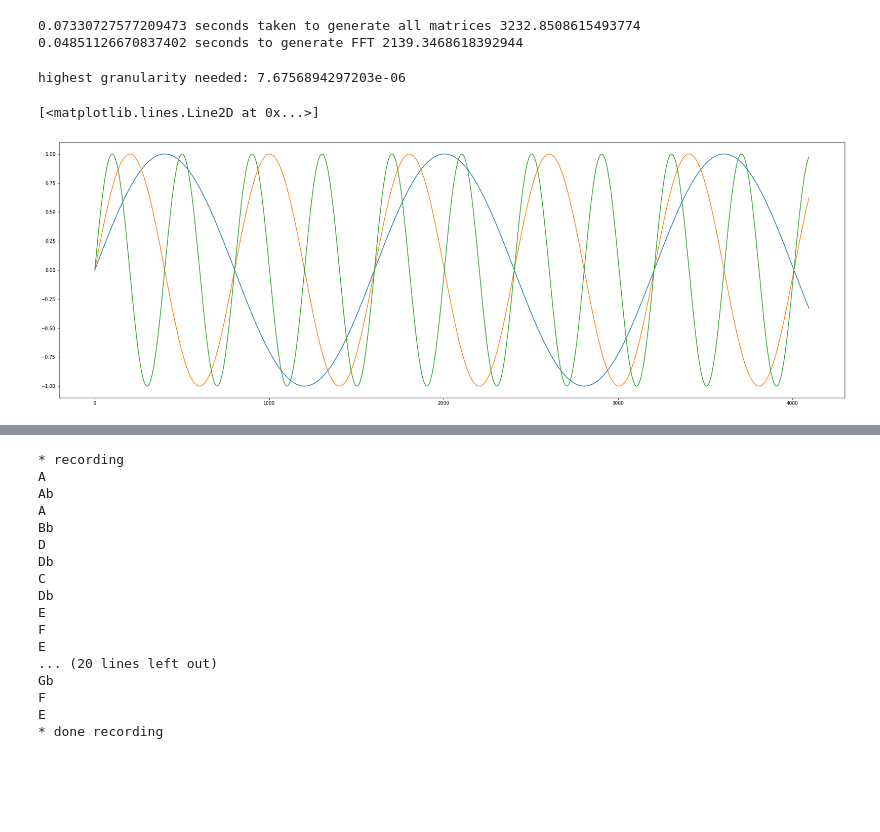
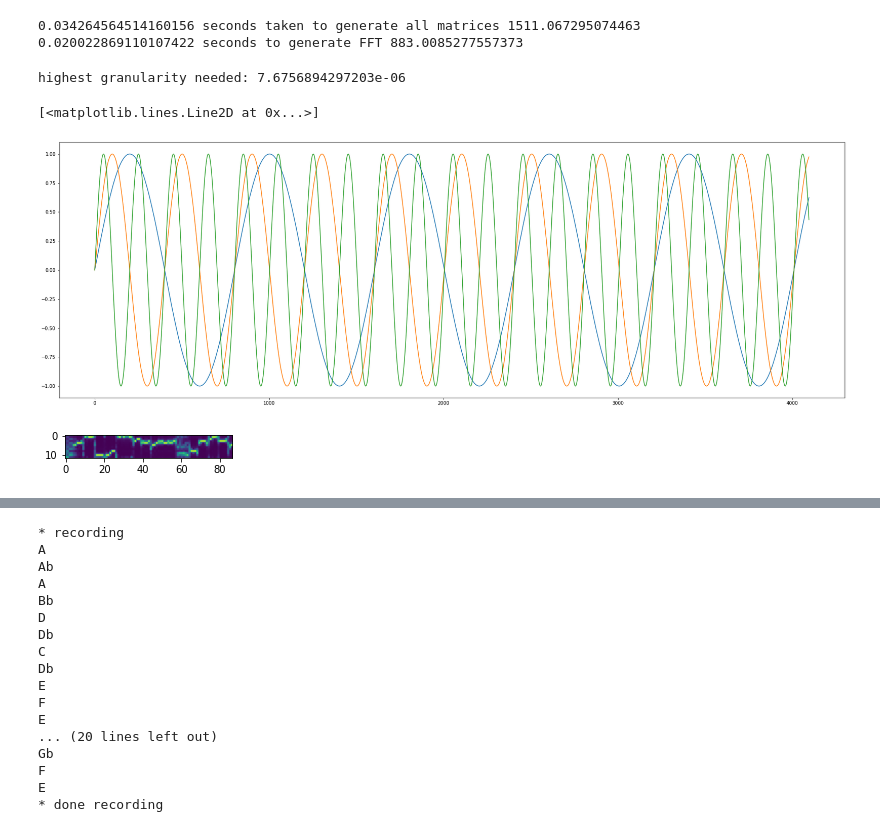
Before and after one commit to amanj120/wav_work, a Jupyter notebook: fft.ipynb, the cells around one changed output, grey strips where cells are left out. Drawn from its saved outputs; the diff is of its cells as text; code cells hidden in the pictures; blank space fills up the shorter version.

```diff
--- a/fft.ipynb
+++ b/fft.ipynb
@@ -19,13 +19,15 @@ WAVE_OUTPUT_FILENAME = "output.wav"
 # Generate FFT_S and FFT_C
 s = time()
 
+NOTES = ["A", "Bb", "B", "C", "Db", "D", "Eb", "E", "F", "Gb", "G", "Ab"]
+
 slen = CHUNK
 
-num_notes = 120
+num_notes = 96
 num_segments = 1
 
 logs = (np.arange(num_notes * num_segments) - (num_segments//2)) * (1/(12 * num_segments))
-freqs = 27.5 * 2**logs
+freqs = 27.5 * 2**logs * 2
 
 nfft_s = np.zeros((len(freqs), slen))
 nfft_c = np.zeros((len(freqs), slen))
@@ -77,10 +79,10 @@ e = time()
 print(e - s, "seconds taken to generate all matrices", (e-s)/(1/44100))
 print(m - s, "seconds to generate FFT", (m-s)/(1/44100))
 # %% [output]
-0.07330727577209473 seconds taken to generate all matrices 3232.8508615493774
-0.04851126670837402 seconds to generate FFT 2139.3468618392944
+0.034264564514160156 seconds taken to generate all matrices 1511.067295074463
+0.020022869110107422 seconds to generate FFT 883.0085277557373
 # %%
-for i in range(10):
+for i in range(num_notes//12):
     for j in range(12):
         assert np.linalg.norm(nfft_s[j][0::(2**i)] - nfft_s[12*i + j][:(slen >> (i))]) < 1e-8
 
@@ -93,7 +95,7 @@ plt.plot(nfft_s[24])
 # %% [output]
 highest granularity needed: 7.6756894297203e-06
 [<matplotlib.lines.Line2D at 0x...>]
-[figure, old version]
+[figure, new version]
 # %%
 def find_note_2(sample, FFTS, FFTC, COND, verbose=False):
     dft2s = np.matmul(FFTS, sample) # (120, 2048) x (2048, 1) -> (120,1)
@@ -206,0 +211,8 @@ def find_note_3(sample, FFTS, FFTC, verbose=False):
+# %%
+m = np.genfromtxt("c_imp/tune.csv", delimiter=",")
+m.shape
+fig, ax = plt.subplots(figsize=(3,20))
+im = ax.imshow(m.T[::-1])
+plt.show()
+# %% [output]
+[figure, added]
```
Also changed, not shown: parts of 8 cells of this notebook, 17 other files.
